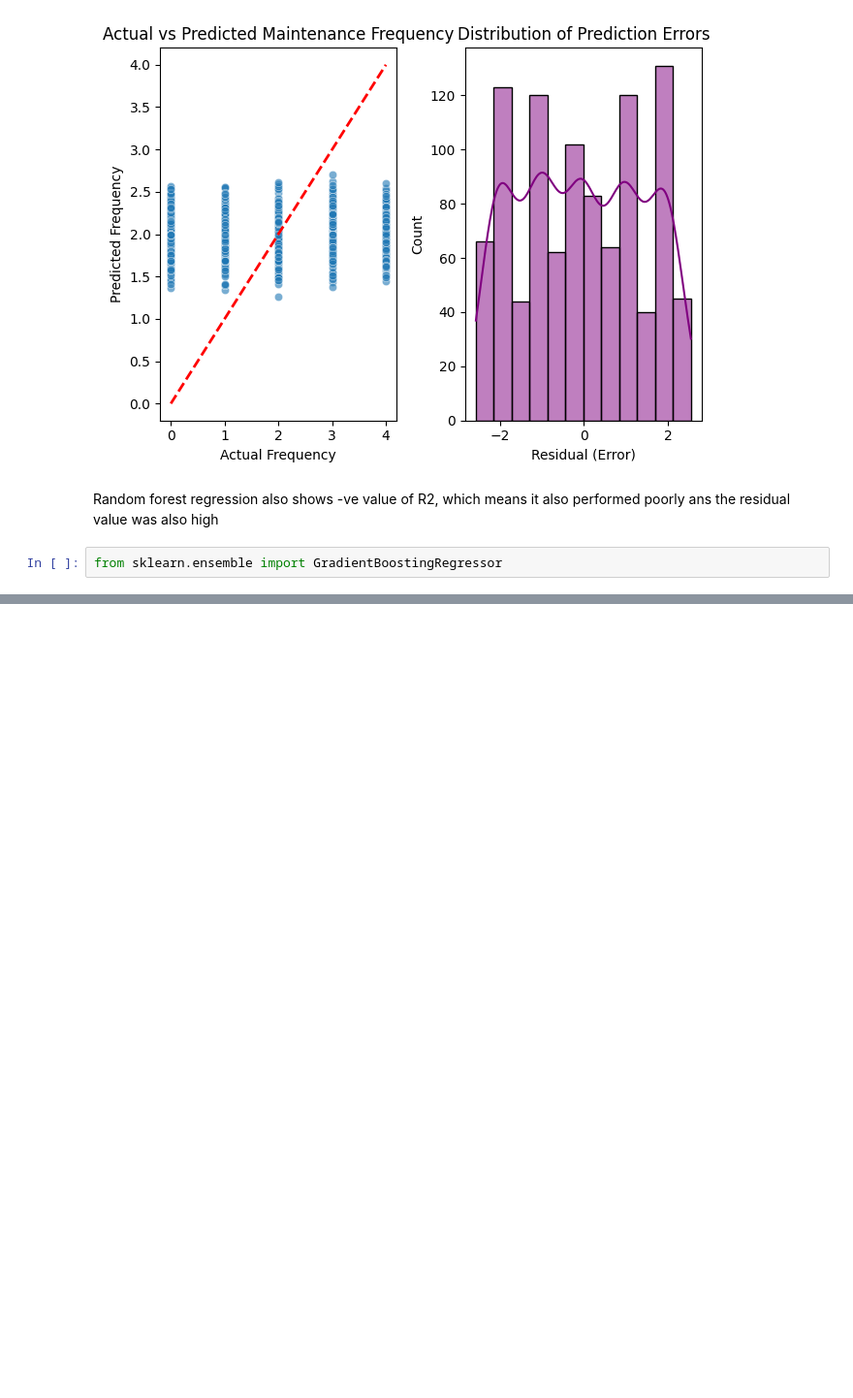
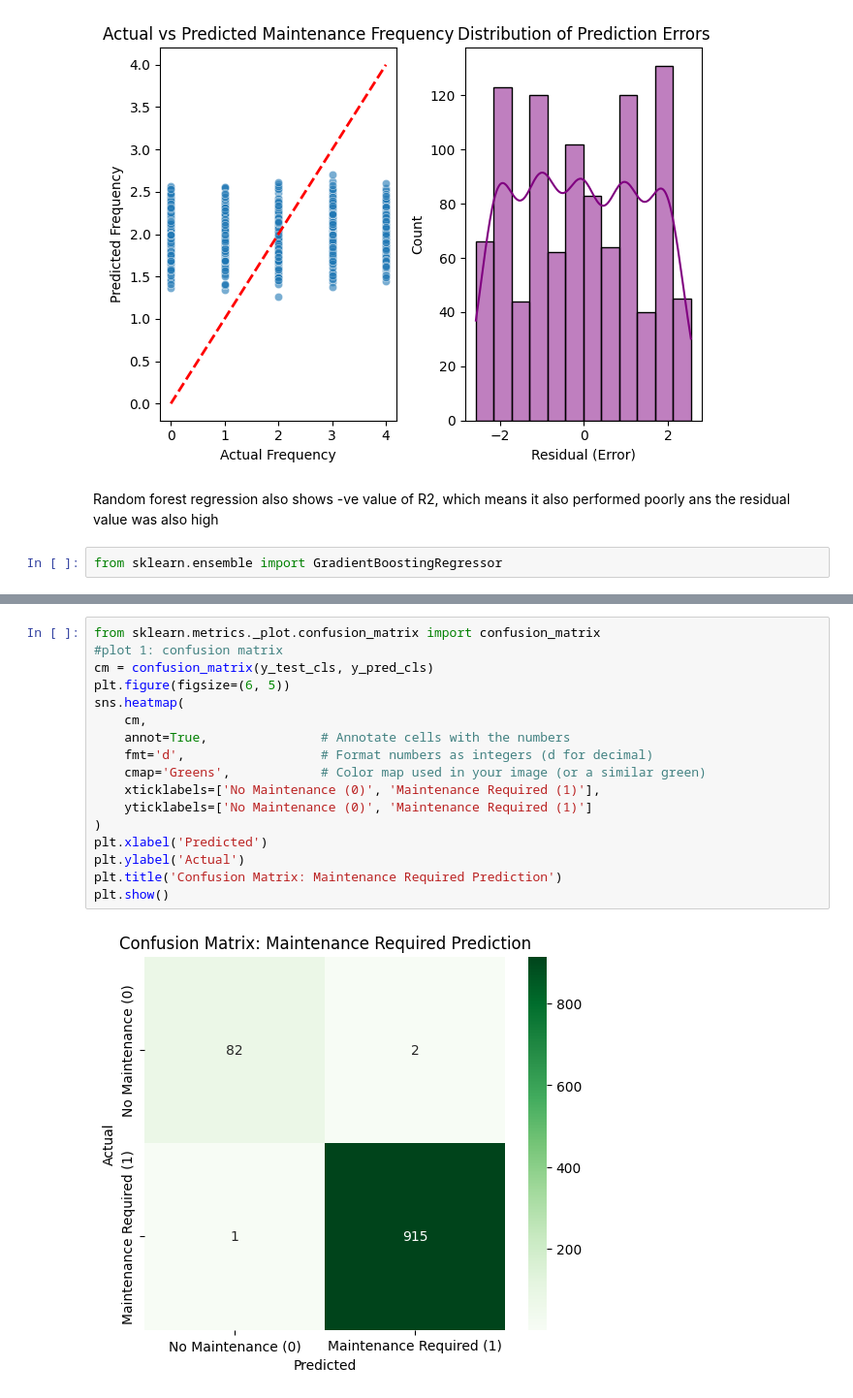
Before and after one commit to muhammadsiddique99/ENGG680_2025_Fall, a Jupyter notebook: Final_Project_G15/Road_Maintenence_Prediction.ipynb, the cells around one changed output, grey strips where cells are left out. Shown at 97% size. Drawn from its saved outputs; the diff is of its cells as text; blank space fills up the shorter version.

Commit message:
Used Random Forest Classifier to predict maintenance required and generate some results

```diff
--- a/Final_Project_G15/Road_Maintenence_Prediction.ipynb
+++ b/Final_Project_G15/Road_Maintenence_Prediction.ipynb
@@ -292,0 +411,19 @@ heavy_vehicle_ratio    0.109782
+# %%
+from sklearn.metrics._plot.confusion_matrix import confusion_matrix
+#plot 1: confusion matrix
+cm = confusion_matrix(y_test_cls, y_pred_cls)
+plt.figure(figsize=(6, 5))
+sns.heatmap(
+    cm,
+    annot=True,               # Annotate cells with the numbers
+    fmt='d',                  # Format numbers as integers (d for decimal)
+    cmap='Greens',            # Color map used in your image (or a similar green)
+    xticklabels=['No Maintenance (0)', 'Maintenance Required (1)'],
+    yticklabels=['No Maintenance (0)', 'Maintenance Required (1)']
+)
+plt.xlabel('Predicted')
+plt.ylabel('Actual')
+plt.title('Confusion Matrix: Maintenance Required Prediction')
+plt.show()
+# %% [output]
+[figure, added]
```
Also changed, not shown: parts of 24 cells of this notebook.
